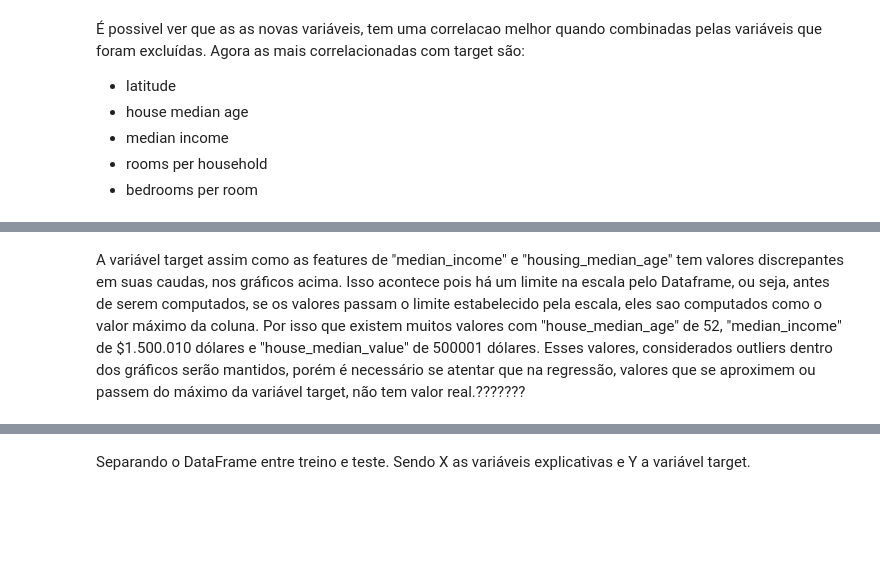
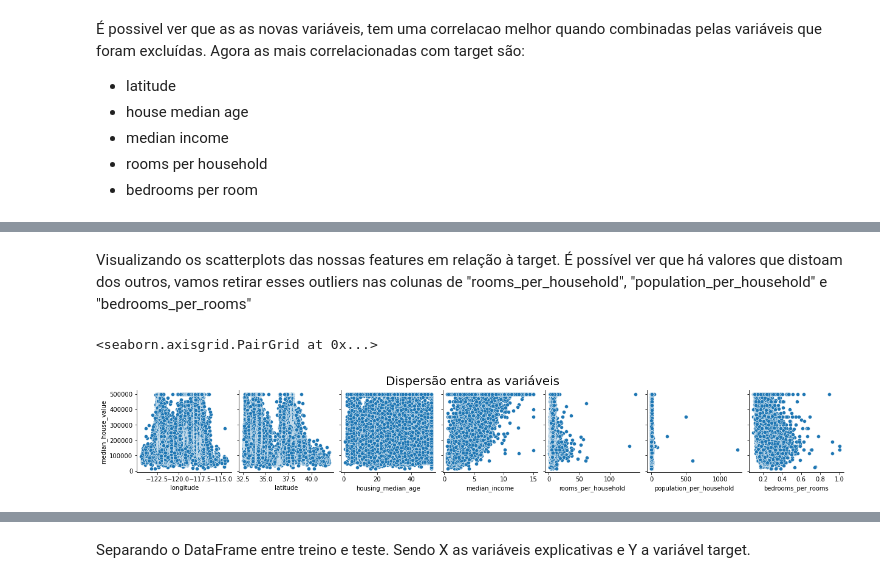
Before and after one commit to thomasbekhor/Exploratory-and-Predictive-Analysis, a Jupyter notebook: Housing_Regression.ipynb, the cells around one changed output, grey strips where cells are left out. Drawn from its saved outputs; the diff is of its cells as text; code cells hidden in the pictures; blank space fills up the shorter version.

```diff
--- a/Housing_Regression.ipynb
+++ b/Housing_Regression.ipynb
@@ -266,3 +227,9 @@ array([[<AxesSubplot:title={'center':'longitude'}>,
-# %% [markdown]
-A variável target assim como as features de "median_income" e "housing_median_age" tem valores discrepantes em suas caudas, nos gráficos acima. Isso acontece pois há um limite na escala pelo Dataframe, ou seja, antes de serem computados, se os valores passam o limite estabelecido pela escala, eles sao computados como o valor máximo da coluna. Por isso que existem muitos valores com "house_median_age" de 52, "median_income" de
-$1.500.010 dólares e "house_median_value" de 500001 dólares. Esses valores, considerados outliers dentro dos gráficos serão mantidos, porém é necessário se atentar que na regressão, valores que se aproximem ou passem do máximo da variável target, não tem valor real.???????
+# %% [markdown]
+Visualizando os scatterplots das nossas features em relação à target. É possível ver que há valores que distoam dos outros, vamos retirar esses outliers nas colunas de "rooms_per_household", "population_per_household" e "bedrooms_per_rooms"
+# %%
+ax=sns.pairplot(df_house,y_vars='median_house_value', x_vars=['longitude','latitude','housing_median_age','median_income','rooms_per_household','population_per_household',"bedrooms_per_rooms"])
+ax.fig.suptitle('Dispersão entra as variáveis', fontsize=20, y=1.1)
+ax
+# %% [output]
+<seaborn.axisgrid.PairGrid at 0x...>
+[figure, added]
```
Also changed, not shown: parts of 189 cells of this notebook.
